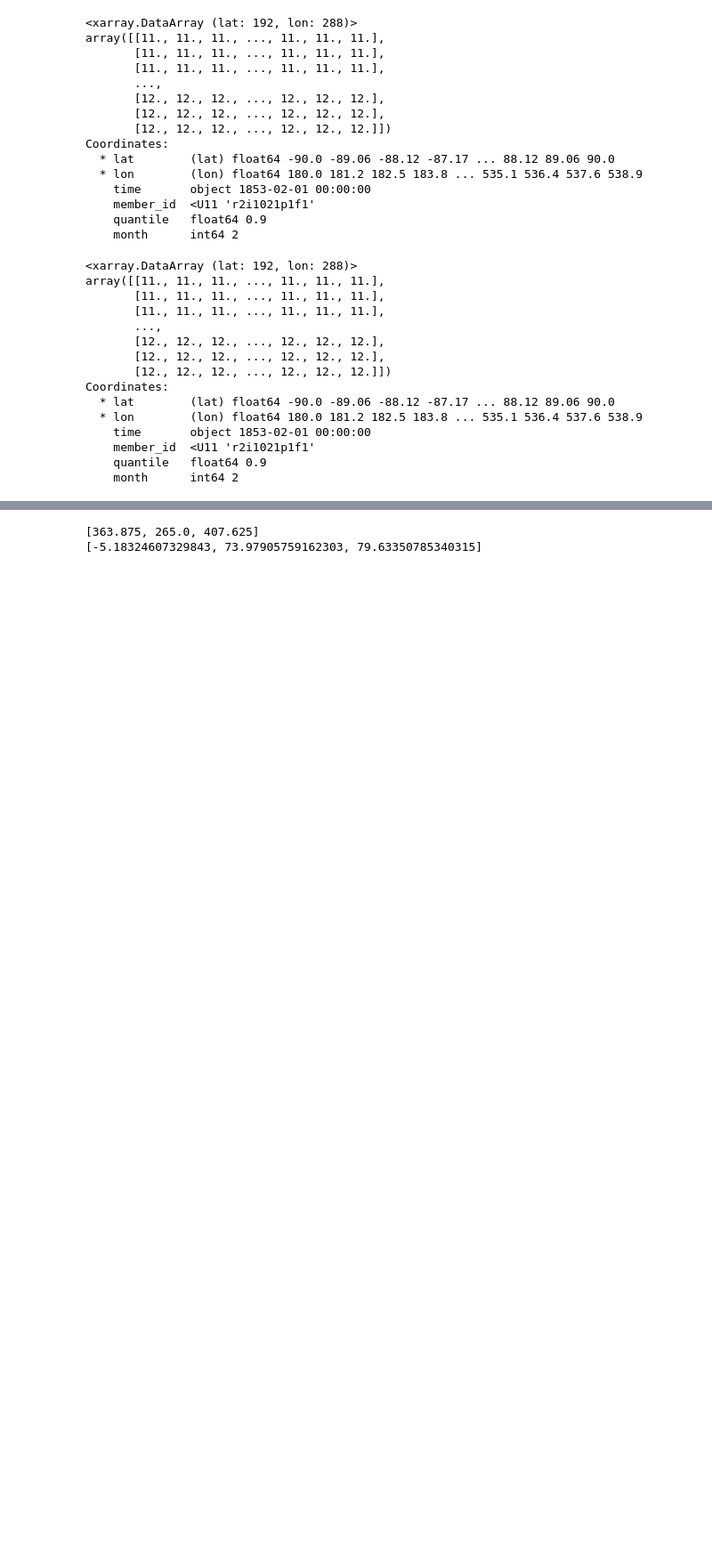
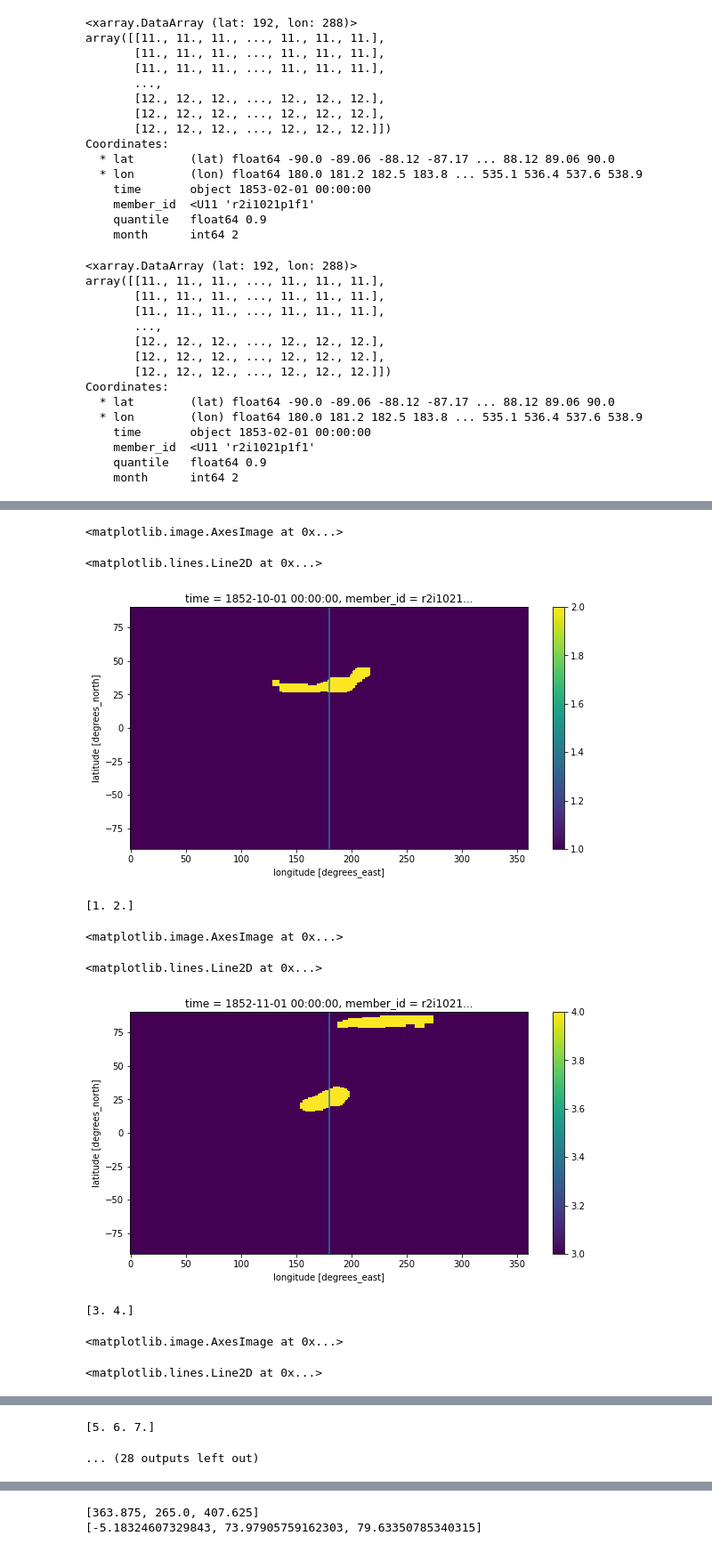
Before and after one commit to CassiaCai/marine_heatwaves, a Jupyter notebook: notebooks/metrics_on_one_ensmem.ipynb, the cells around one changed output, grey strips where cells are left out. Shown at 89% size. Saved outputs shown, nothing was run; the diff lists cells and outputs as text; code cells hidden in the pictures; blank space fills up the shorter version.

```diff
--- a/notebooks/metrics_on_one_ensmem.ipynb
+++ b/notebooks/metrics_on_one_ensmem.ipynb
@@ -196,0 +240,32 @@ NameError: name 'all_timesteps' is not defined
+# %%
+sub_labels[0,:,:].plot.imshow(figsize=(10,5)); plt.axvline(x=180); plt.show()
+print(np.unique(sub_labels[0,:,:]))
+sub_labels[1,:,:].plot.imshow(figsize=(10,5)); plt.axvline(x=180); plt.show()
+print(np.unique(sub_labels[1,:,:]))
+sub_labels[2,:,:].plot.imshow(figsize=(10,5)); plt.axvline(x=180); plt.show()
+print(np.unique(sub_labels[2,:,:]))
+sub_labels[3,:,:].plot.imshow(figsize=(10,5)); plt.axvline(x=180); plt.show()
+print(np.unique(sub_labels[3,:,:]))
+sub_labels[4,:,:].plot.imshow(figsize=(10,5)); plt.axvline(x=180); plt.show()
+print(np.unique(sub_labels[4,:,:]))
+sub_labels[5,:,:].plot.imshow(figsize=(10,5)); plt.axvline(x=180); plt.show()
+print(np.unique(sub_labels[5,:,:]))
+sub_labels[6,:,:].plot.imshow(figsize=(10,5)); plt.axvline(x=180); plt.show()
+print(np.unique(sub_labels[6,:,:]))
+sub_labels[7,:,:].plot.imshow(figsize=(10,5)); plt.axvline(x=180); plt.show()
+print(np.unique(sub_labels[7,:,:]))
+sub_labels[8,:,:].plot.imshow(figsize=(10,5)); plt.axvline(x=180); plt.show()
+print(np.unique(sub_labels[8,:,:]))
+sub_labels[9,:,:].plot.imshow(figsize=(10,5)); plt.axvline(x=180); plt.show()
+print(np.unique(sub_labels[9,:,:]))
+# %% [output]
+<matplotlib.image.AxesImage at 0x...>
+<matplotlib.lines.Line2D at 0x...>
+[figure, added]
+[1. 2.]
+<matplotlib.image.AxesImage at 0x...>
+<matplotlib.lines.Line2D at 0x...>
+[figure, added]
+[3. 4.]
+<matplotlib.image.AxesImage at 0x...>
+<matplotlib.lines.Line2D at 0x...>
@@ -197 +273,3 @@ NameError: name 'all_timesteps' is not defined
+[5. 6. 7.]
+... (28 outputs left out)
 # %%
```
Also changed, not shown: parts of 10 cells of this notebook.
